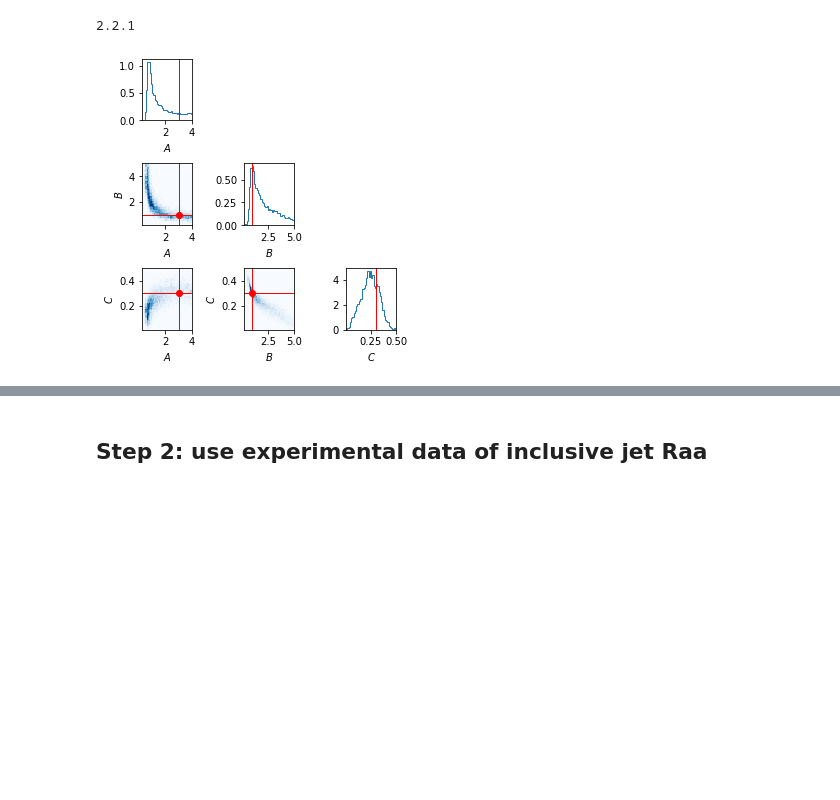
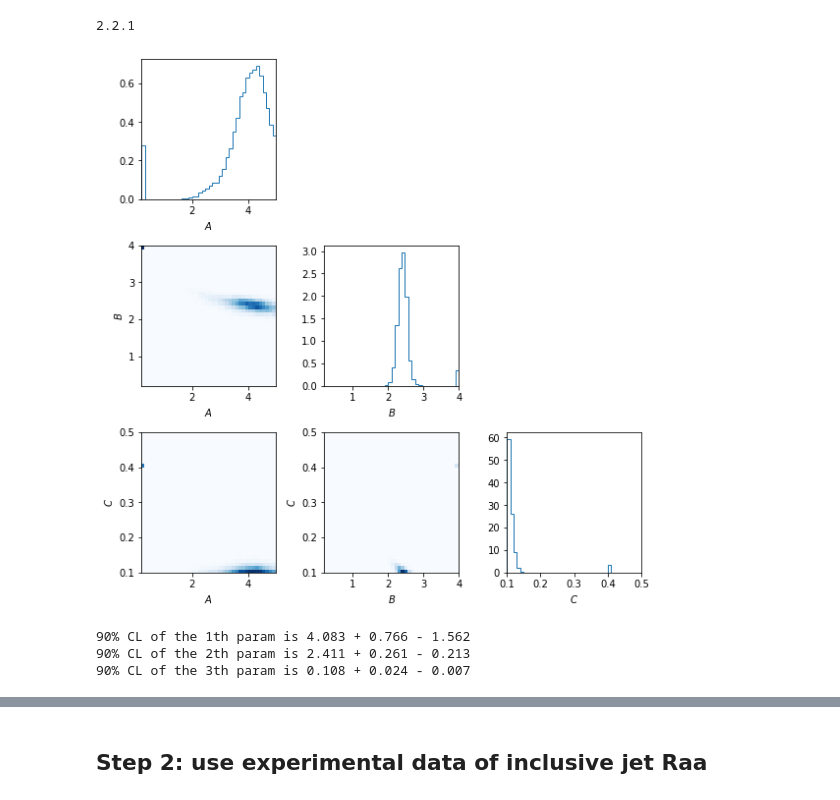
Before and after one commit to keweiyao/BayesExample, a Jupyter notebook: InclusiveJetAnalysis.ipynb, the cells around one changed output, grey strips where cells are left out. Cells and saved outputs as stored; diff of their text form; code cells hidden in the pictures; blank space fills up the shorter version.

```diff
--- a/InclusiveJetAnalysis.ipynb
+++ b/InclusiveJetAnalysis.ipynb
@@ -137,4 +145,9 @@ plt.tight_layout(True)
 # %%
 # To do: generate the model calcualtions on each of the design points, and plot them along with the Pseudo data
 
-model_y = np.array([ElossModel_RAA(pT, *ip) for ip in design]) #[100 by NpT]
+model_y = []
+for i, ip in enumerate(design):
+    if i%10==0:
+        print(i)
+    model_y.append(ElossModel_RAA(pT, *ip)) #[100 by NpT]
+model_y = np.array(model_y)
@@ -150,6 +174,6 @@ plt.savefig("RAA_prior.png", dpi=300)
 # %%
 # Decompose the Raa data into several principal components
-npc = 3 # choose how much PCs to construct the calculation
+npc = 2 # choose how much PCs to construct the calculation
 # Standard Sclar: remove the mean of the calculation, and rescled by 1/standard-deviation
 scaler = StandardScaler(copy=True)
 pca = PCA(copy=True, whiten=True, svd_solver='full')
@@ -177,10 +201,10 @@ plt.title('Fraction of Variance Explained')
 plt.xlabel('Number of Components')
 plt.ylabel('F_r')
 
-#plt.subplot(1,3,2)
-#plt.scatter(Z[:, 0], Z[:, 1])
-#plt.xlabel('PC1', fontsize=15)
-#plt.ylabel('PC2', fontsize=15)
+plt.subplot(1,3,2)
+plt.scatter(Z[:, 0], Z[:, 1])
+plt.xlabel('PC1', fontsize=15)
+plt.ylabel('PC2', fontsize=15)
 
 plt.subplot(1,3,3)
 for i, (comp, color) in \
@@ -199,9 +223,9 @@ plt.tight_layout(True)
 kernel = (
     1. * kernels.RBF(
         length_scale=[1., 1., 1.],
-        length_scale_bounds=[(.01,100), (.01, 100), (.01, 100)]
+        length_scale_bounds=[(.1,10), (.1, 10), (.1, 10)]
     )
-    + kernels.WhiteKernel(.1)
+    + kernels.WhiteKernel(.1, noise_level_bounds=(1e-5,1e3))
 )
 
 # Build and train each GP
@@ -304,8 +327,8 @@ def posterior_ln_pdf(theta):
 # Fill 1) the number of samples 2) burnin steps
 # 3) dimsional of the problem 4) number of mcmc walkers
 # Hint: this may take a while, so start with smaller numbers
-nsteps = 2000
-nburnin = 500
+nsteps = 3000
+nburnin = 1000
 ndim = 3
 nwalkers = 10 * ndim
 print(emcee.__version__)
@@ -319,35 +342,35 @@ samples = sampler.chain[:, nburnin:, :].reshape((-1, ndim))
 # %%
 ##### Step 7: Analyze the posterior distribution ########
 # 1) Run this block and plot the posterior distribution
 # 2) Does the posterior fairly estimates the true values (red)?
 # 3) How does the posterior change it we take into account the
 #    correlation among the sys-error?
-figure, axes = plt.subplots(figsize=(4.5,4.5), ncols=ndim, nrows=ndim)
+figure, axes = plt.subplots(figsize=(8,8), ncols=ndim, nrows=ndim)
 names = [r"$A$", r"$B$",r"$C$"]
 truth = [atruth, btruth, ctruth]
 for i, row in enumerate(axes):
     for j, ax in enumerate(row):
         if i==j:
             ax.hist(samples[:,i], bins=40,
                     range=ranges[i], histtype='step',
                     density=True)
             ax.set_xlabel(names[i])
-            ax.axvline(x=truth[i], color='r', linewidth=1)
+            #ax.axvline(x=truth[i], color='r', linewidth=1)
             ax.set_xlim(*ranges[j])
         if i>j:
             ax.hist2d(samples[:, j], samples[:, i],
                       bins=40, range=[ranges[j], ranges[i]],
                       cmap='Blues')
             ax.set_xlabel(names[j])
             ax.set_ylabel(names[i])
-            ax.axvline(x=truth[j], color='r', linewidth=1)
-            ax.axhline(y=truth[i], color='r', linewidth=1)
-            ax.plot(truth[j], truth[i], 'ro')
+            #ax.axvline(x=truth[j], color='r', linewidth=1)
+            #ax.axhline(y=truth[i], color='r', linewidth=1)
+            #ax.plot(truth[j], truth[i], 'ro')
             ax.set_xlim(*ranges[j])
             ax.set_ylim(*ranges[i])
         if i<j:
             ax.axis('off')
 plt.tight_layout(True)
 plt.savefig("corr-results.pdf")
 # %% [output]
-[figure, old version]
+[figure, new version]
@@ -359,0 +377,12 @@ plt.savefig("corr-results.pdf")
+# %%
+# Define single parameter (single-param marginalized) posterior and credible limits
+for i in range(ndim):
+    x = samples[:,i]
+    x50 = np.quantile(x, 0.5)
+    x05 = np.quantile(x, 0.05)
+    x95 = np.quantile(x, 0.95)
+    print("90% CL of the {}th param is {:1.3f} + {:1.3f} - {:1.3f}".format(i+1, x50, x95-x50, x50-x05) )
+# %% [output]
+90% CL of the 1th param is 4.083 + 0.766 - 1.562
+90% CL of the 2th param is 2.411 + 0.261 - 0.213
+90% CL of the 3th param is 0.108 + 0.024 - 0.007
```
Also changed, not shown: parts of 12 cells of this notebook, 10 other files.
